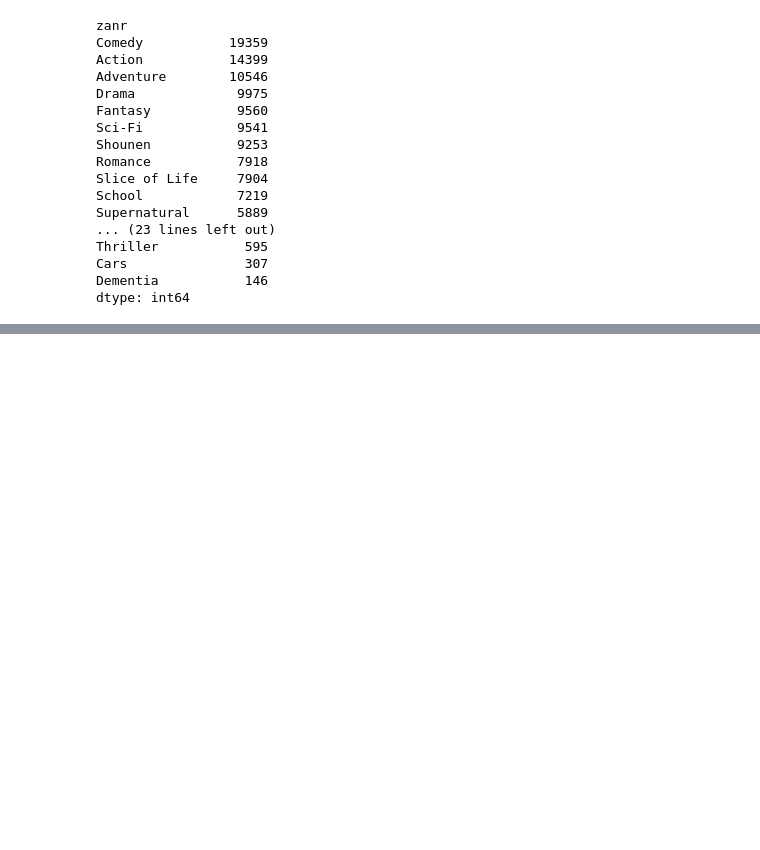
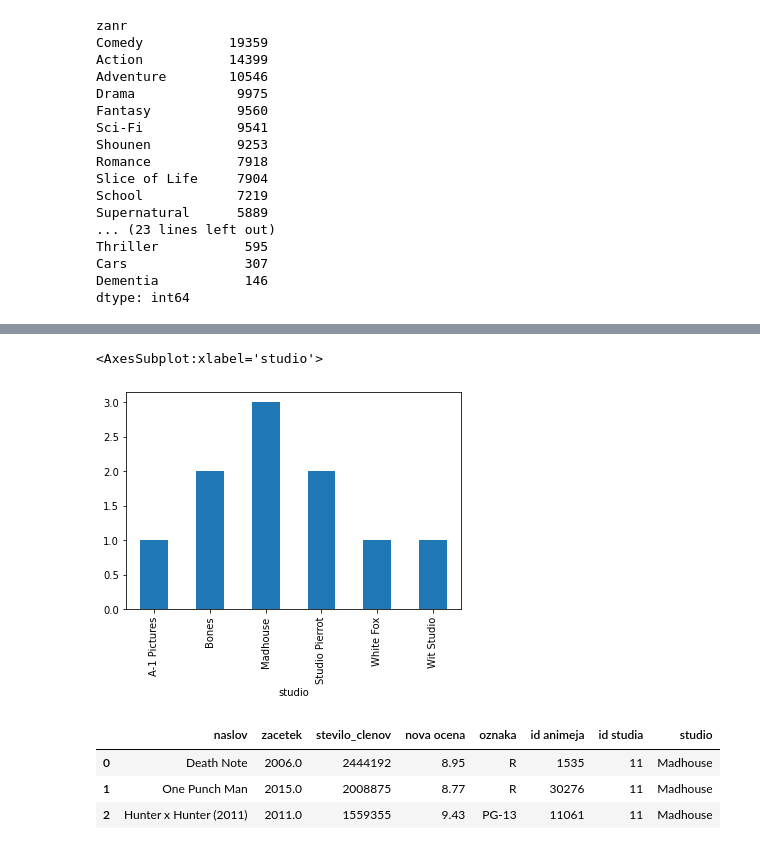
Before and after one commit to Teodora-Cvetkovic/Anime-filmi-in-serije, a Jupyter notebook: Anime_serije.ipynb, the cells around one changed output, grey strips where cells are left out. Drawn from its saved outputs; the diff is of its cells as text; code cells hidden in the pictures; blank space fills up the shorter version.

```diff
--- a/Anime_serije.ipynb
+++ b/Anime_serije.ipynb
@@ -3157,0 +3398,12 @@ dtype: int64
+# %%
+studii_in_animeji[studii_in_animeji['stevilo_clenov'] >= 1559355].groupby('studio').size().plot.bar()
+# %% [output]
+<AxesSubplot:xlabel='studio'>
+[figure, added]
+# %%
+studii_in_animeji[(studii_in_animeji['stevilo_clenov'] >= 1559355) & (studii_in_animeji['studio'] == 'Madhouse')]
+# %% [output]
+|  | naslov | zacetek | stevilo_clenov | nova ocena | oznaka | id animeja | id studia | studio |
+| 0 | Death Note | 2006.0 | 2444192 | 8.95 | R | 1535 | 11 | Madhouse |
+| 1 | One Punch Man | 2015.0 | 2008875 | 8.77 | R | 30276 | 11 | Madhouse |
+| 2 | Hunter x Hunter (2011) | 2011.0 | 1559355 | 9.43 | PG-13 | 11061 | 11 | Madhouse |
```
Also changed, not shown: parts of 72 cells of this notebook, 1 other file.
